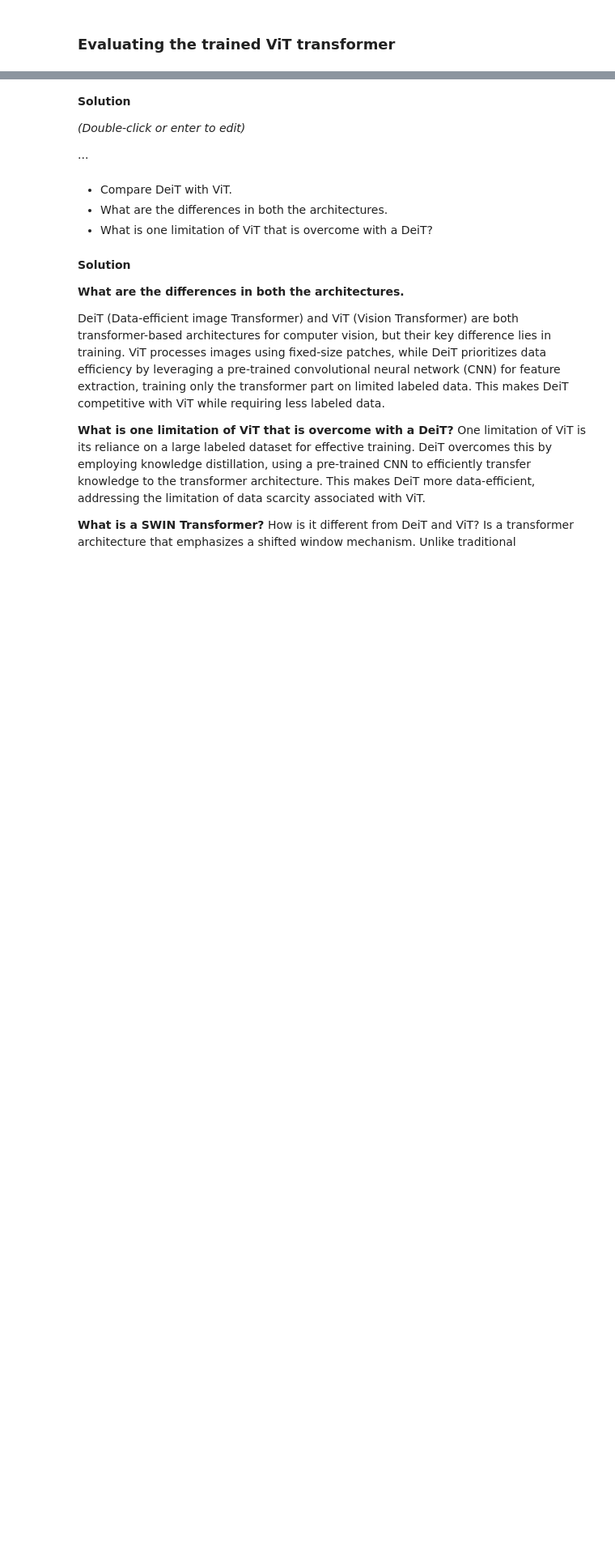
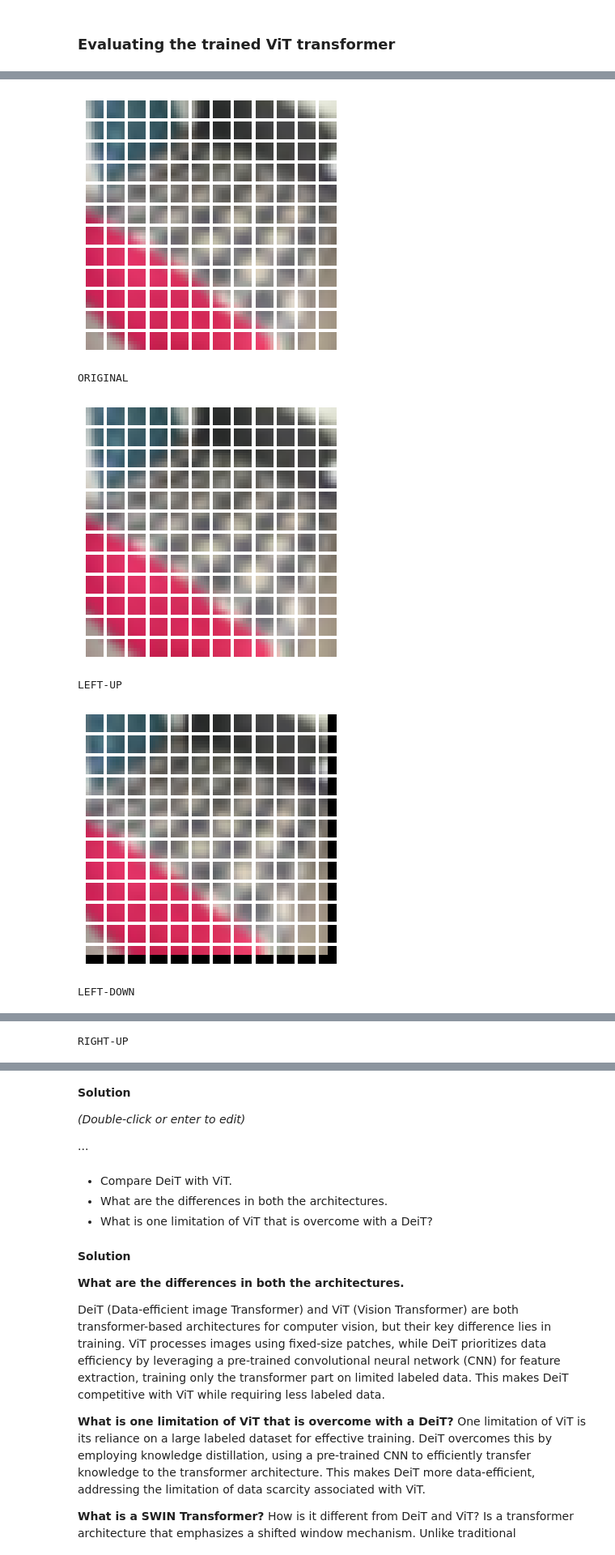
Before and after one commit to MarioROT/CV-MAI, a Jupyter notebook: Session 10/lab_10_transformers.ipynb, the cells around one changed output, grey strips where cells are left out. Shown at 81% size. Saved outputs shown, nothing was run; the diff lists cells and outputs as text; code cells hidden in the pictures; blank space fills up the shorter version.

```diff
--- a/Session 10/lab_10_transformers.ipynb
+++ b/Session 10/lab_10_transformers.ipynb
@@ -433,0 +540,50 @@ Test top 5 accuracy: 81.03%
+# %%
+#solution
+# Get a random image from the training dataset
+# and resize the image
+image = x_train[np.random.choice(range(x_train.shape[0]))]
+resized_image = tf.image.resize(
+    tf.convert_to_tensor([image]), size=(image_size, image_size)
+)
+
+# Vanilla patch maker: This takes an image and divides into
+# patches as in the original ViT paper
+(token, patch) = ShiftedPatchTokenization(vanilla=True)(resized_image / 255.0)
+(token, patch) = (token[0], patch[0])
+n = patch.shape[0]
+count = 1
+plt.figure(figsize=(4, 4))
+for row in range(n):
+    for col in range(n):
+        plt.subplot(n, n, count)
+        count = count + 1
+        image = tf.reshape(patch[row][col], (patch_size, patch_size, 3))
+        plt.imshow(image)
+        plt.axis("off")
+plt.show()
+
+# Shifted Patch Tokenization: This layer takes the image, shifts it
+# diagonally and then extracts patches from the concatinated images
+(token, patch) = ShiftedPatchTokenization(vanilla=False)(resized_image / 255.0)
+(token, patch) = (token[0], patch[0])
+n = patch.shape[0]
+shifted_images = ["ORIGINAL", "LEFT-UP", "LEFT-DOWN", "RIGHT-UP", "RIGHT-DOWN"]
+for index, name in enumerate(shifted_images):
+    print(name)
+    count = 1
+    plt.figure(figsize=(4, 4))
+    for row in range(n):
+        for col in range(n):
+            plt.subplot(n, n, count)
+            count = count + 1
+            image = tf.reshape(patch[row][col], (patch_size, patch_size, 5 * 3))
+            plt.imshow(image[..., 3 * index : 3 * index + 3])
+            plt.axis("off")
+    plt.show()
+# %% [output]
+[figure, added]
+ORIGINAL
+[figure, added]
+LEFT-UP
+[figure, added]
+LEFT-DOWN
@@ -433,0 +591 @@ Test top 5 accuracy: 81.03%
+RIGHT-UP
```
Also changed, not shown: parts of 18 cells of this notebook.
